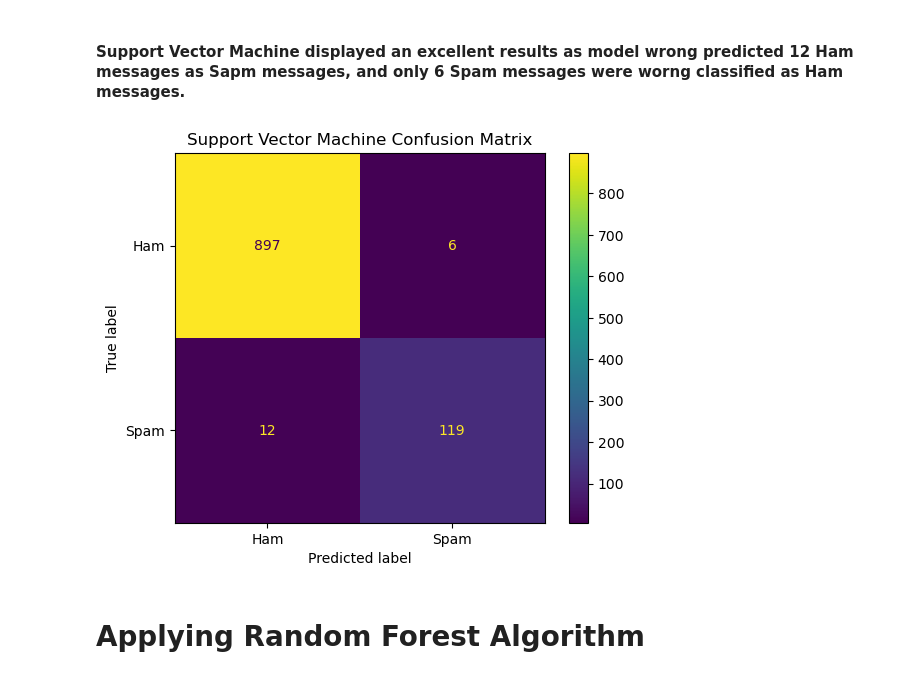
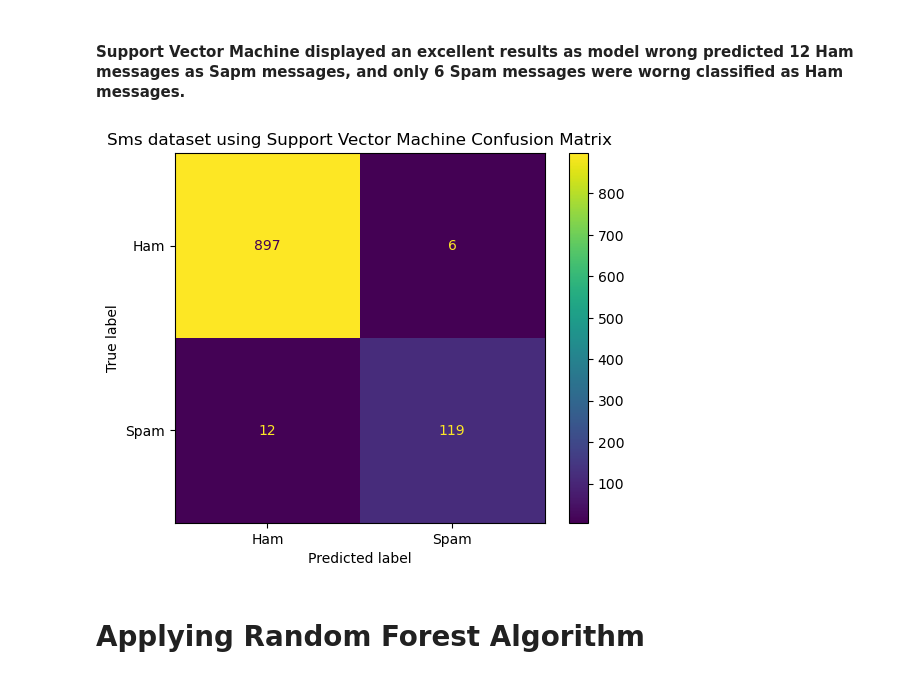
Before and after one commit to VasilkaVlaykova/ScamLens-Web-Browser-Application-for-Detecting-Spam-Contents, a Jupyter notebook: notebooks/sms_nlp_training.ipynb, the cells around one changed output. Cells and saved outputs as stored; diff of their text form; code cells hidden in the pictures.

```diff
--- a/notebooks/sms_nlp_training.ipynb
+++ b/notebooks/sms_nlp_training.ipynb
@@ -293,15 +293,15 @@ weighted avg       0.98      0.98      0.98      1034
 # %%
 from sklearn.metrics import ConfusionMatrixDisplay
 
 ConfusionMatrixDisplay.from_predictions(
     y_test,
     y_pred_svm,
     display_labels = ['Ham','Spam']
 )
-plt.title('Support Vector Machine Confusion Matrix' )
+plt.title('Sms dataset using Support Vector Machine Confusion Matrix' )
 plt.show()
 # %% [output]
-[figure, old version]
+[figure, new version]
 # %% [markdown]
 # Applying Random Forest Algorithm
 # %%
```
Also changed, not shown: parts of 3 cells of this notebook, 3 other files.
